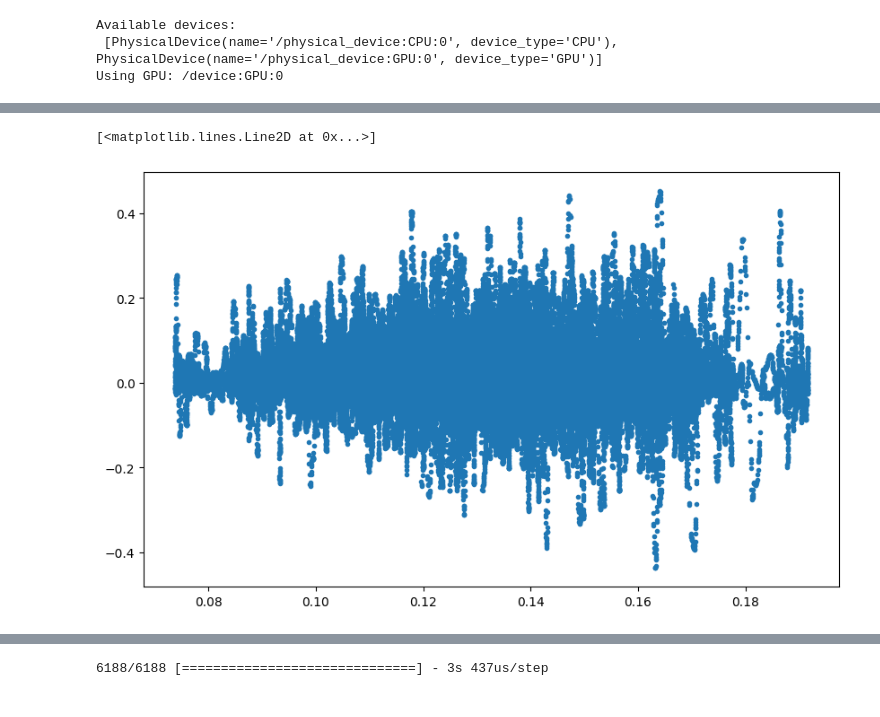
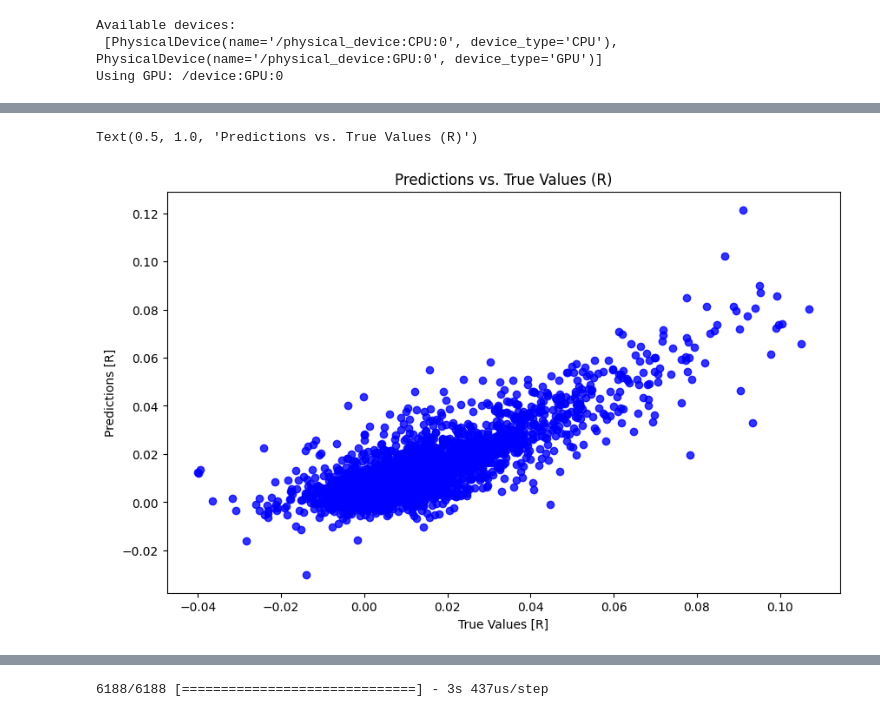
Before and after one commit to nbibrahim/The_Nurul_Network, a Jupyter notebook: train_test/WORKING_NN_FF.ipynb, the cells around one changed output, grey strips where cells are left out. Saved outputs shown, nothing was run; the diff lists cells and outputs as text; code cells hidden in the pictures.

```diff
--- a/train_test/vahid_trial.ipynb
+++ b/train_test/WORKING_NN_FF.ipynb
@@ -11,5 +11,5 @@ from sklearn.model_selection import train_test_split
 # %%
-data = pd.read_csv('./train_data_subsampled_rollingR.csv')
+data = pd.read_csv('./data/train_data_subsampled_rollingR.csv')
 
 y = data['R']
 X = data.drop(['R'], axis=1)
@@ -96,13 +89,13 @@ Test loss: 0.0005718986503779888
 # %%
 plt.figure(figsize=(10, 6))
-plt.scatter(pd.DataFrame(y_test).iloc[:,0], predictions, color='purple')
+plt.scatter(pd.DataFrame(y_test).iloc[:,0], predictions, color='blue', alpha=0.8)
 plt.xlabel('True Values [R]')
 plt.ylabel('Predictions [R]')
 plt.title('Predictions vs. True Values (R)')
 #plt.axis('equal')
 # %% [output]
-[<matplotlib.lines.Line2D at 0x...>]
+Text(0.5, 1.0, 'Predictions vs. True Values (R)')
-[figure, old version]
+[figure, new version]
 # %%
 # Modify the column 1 for X_test to produce its mean
 X_test.iloc[:, 1] = X_test.iloc[:, 1].mean()
```
Also changed, not shown: parts of 5 cells of this notebook, 4 other files.
